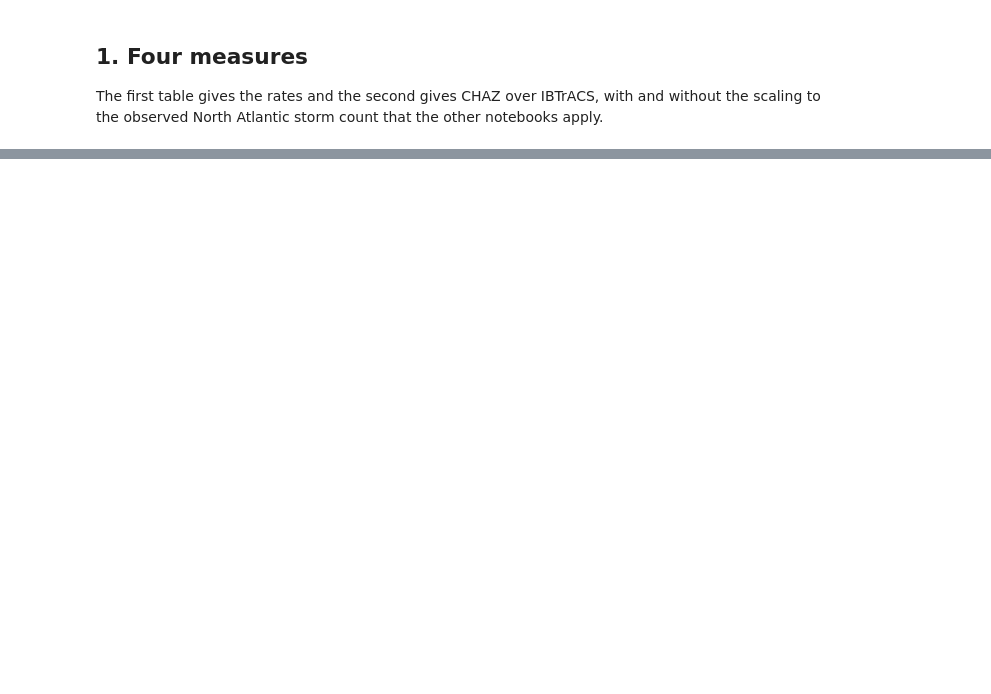
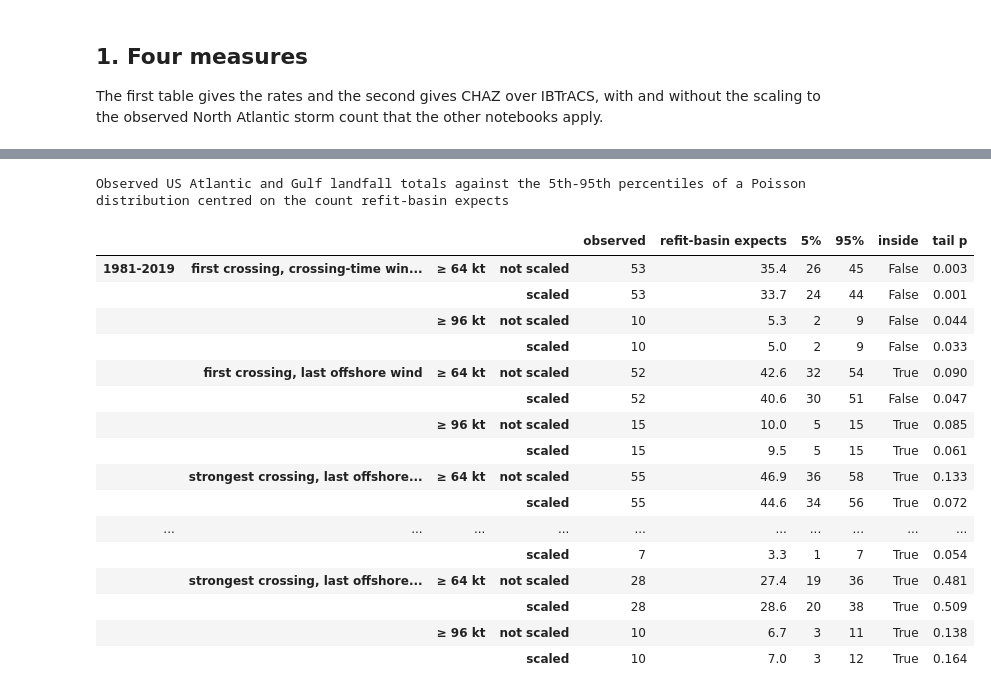
Before and after one commit to carbonplan/ocr-multi-hazard, a Jupyter notebook: docs/methods/hurricane-risk/landfall.ipynb, the cells around one changed output, grey strips where cells are left out. Saved outputs shown, nothing was run; the diff lists cells and outputs as text; code cells hidden in the pictures; blank space fills up the shorter version.

```diff
--- a/docs/methods/hurricane-risk/landfall.ipynb
+++ b/docs/methods/hurricane-risk/landfall.ipynb
@@ -504,0 +140,10 @@ over water is missed (Dorian).
+# %%
+ratio = per_year.div(per_year['IBTrACS'], axis=0)
+chaz = [k for k in NAMES if k != 'IBTrACS']
+pd.concat(
+    {
+        'not scaled': ratio[chaz],
+        'scaled to the observed NA storm count': ratio[chaz] * (na['IBTrACS'] / na[chaz]),
+    },
+    axis=1,
+).style.format('{:.2f}').set_caption('CHAZ over IBTrACS')
@@ -504,0 +252,64 @@ over water is missed (Dorian).
+# %%
+per_member_year = members[SET]
+PERIODS = {'1981-2019': (1981, 2019), '1981-1999': (1981, 1999), '2000-2019': (2000, 2019)}
+
+
+def tail_p(observed, expected):
+    """Chance of a Poisson(expected) count at least as far from `expected` as `observed`, on
+    the side where `observed` lies."""
+    if observed >= expected:
+        return stats.poisson.sf(observed - 1, expected)
+    return stats.poisson.cdf(observed, expected)
+
+
+test = {}
+for period, years in PERIODS.items():
+    observed_rows = rows['IBTrACS'][rows['IBTrACS']['year'].between(*years)]
+    synthetic_rows = rows[SET][rows[SET]['year'].between(*years)]
+    scale = observed_rows['na_ts'].sum() / (synthetic_rows['na_ts'].sum() / per_member_year)
+    for measure in MEASURES[:4] if period == '1981-2019' else [PUBLISHED, OURS]:
+        for threshold in (64, 96):
+            observed = count(observed_rows, measure, threshold)
+            for scaling, factor in (('not scaled', 1.0), ('scaled', scale)):
+                expected = count(synthetic_rows, measure, threshold) / per_member_year * factor
+                lower, upper = stats.poisson.ppf([0.05, 0.95], expected)
+                test[(period, measure, f'≥ {threshold} kt', scaling)] = {
+                    'observed': observed,
+                    f'{SET} expects': expected,
+                    '5%': lower,
+                    '95%': upper,
+                    'inside': lower <= observed <= upper,
+                    'tail p': tail_p(observed, expected),
+                }
+test = pd.DataFrame(test).T
+test.style.format(
+    {
+        'observed': '{:.0f}',
+        f'{SET} expects': '{:.1f}',
+        '5%': '{:.0f}',
+        '95%': '{:.0f}',
+        'tail p': '{:.3f}',
+    }
+).set_caption(
+    'Observed US Atlantic and Gulf landfall totals against the 5th-95th percentiles of a Poisson'
+    f' distribution centred on the count {SET} expects'
+)
+# %% [output]
+Observed US Atlantic and Gulf landfall totals against the 5th-95th percentiles of a Poisson distribution centred on the count refit-basin expects
+|  |  |  |  | observed | refit-basin expects | 5% | 95% | inside | tail p |
+| 1981-2019 | first crossing, crossing-time win... | ≥ 64 kt | not scaled | 53 | 35.4 | 26 | 45 | False | 0.003 |
+|  |  |  | scaled | 53 | 33.7 | 24 | 44 | False | 0.001 |
+|  |  | ≥ 96 kt | not scaled | 10 | 5.3 | 2 | 9 | False | 0.044 |
+|  |  |  | scaled | 10 | 5.0 | 2 | 9 | False | 0.033 |
+|  | first crossing, last offshore wind | ≥ 64 kt | not scaled | 52 | 42.6 | 32 | 54 | True | 0.090 |
+|  |  |  | scaled | 52 | 40.6 | 30 | 51 | False | 0.047 |
+|  |  | ≥ 96 kt | not scaled | 15 | 10.0 | 5 | 15 | True | 0.085 |
+|  |  |  | scaled | 15 | 9.5 | 5 | 15 | True | 0.061 |
+|  | strongest crossing, last offshore... | ≥ 64 kt | not scaled | 55 | 46.9 | 36 | 58 | True | 0.133 |
+|  |  |  | scaled | 55 | 44.6 | 34 | 56 | True | 0.072 |
+| ... | ... | ... | ... | ... | ... | ... | ... | ... | ... |
+|  |  |  | scaled | 7 | 3.3 | 1 | 7 | True | 0.054 |
+|  | strongest crossing, last offshore... | ≥ 64 kt | not scaled | 28 | 27.4 | 19 | 36 | True | 0.481 |
+|  |  |  | scaled | 28 | 28.6 | 20 | 38 | True | 0.509 |
+|  |  | ≥ 96 kt | not scaled | 10 | 6.7 | 3 | 11 | True | 0.138 |
+|  |  |  | scaled | 10 | 7.0 | 3 | 12 | True | 0.164 |
```
Also changed, not shown: parts of 40 cells of this notebook.
